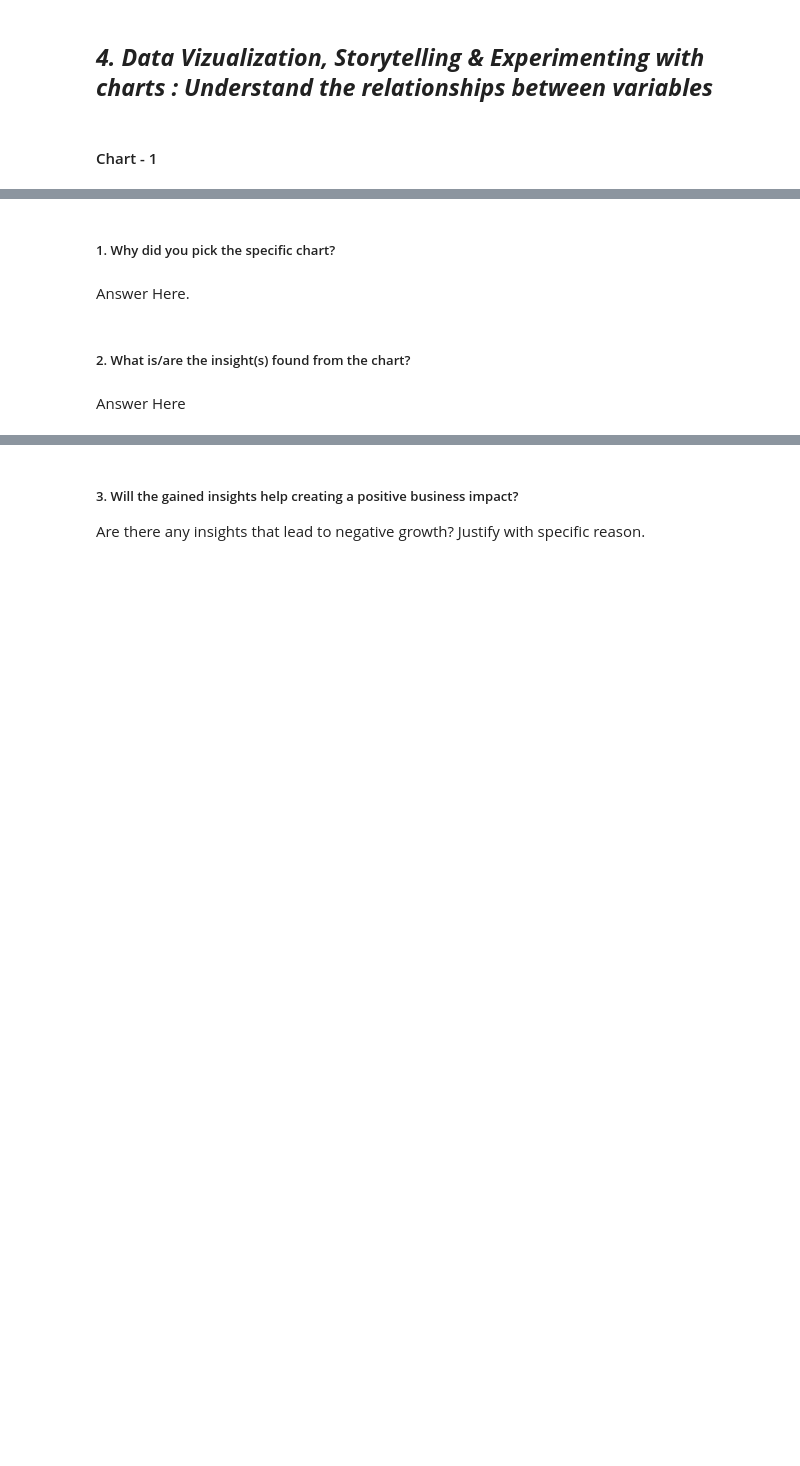
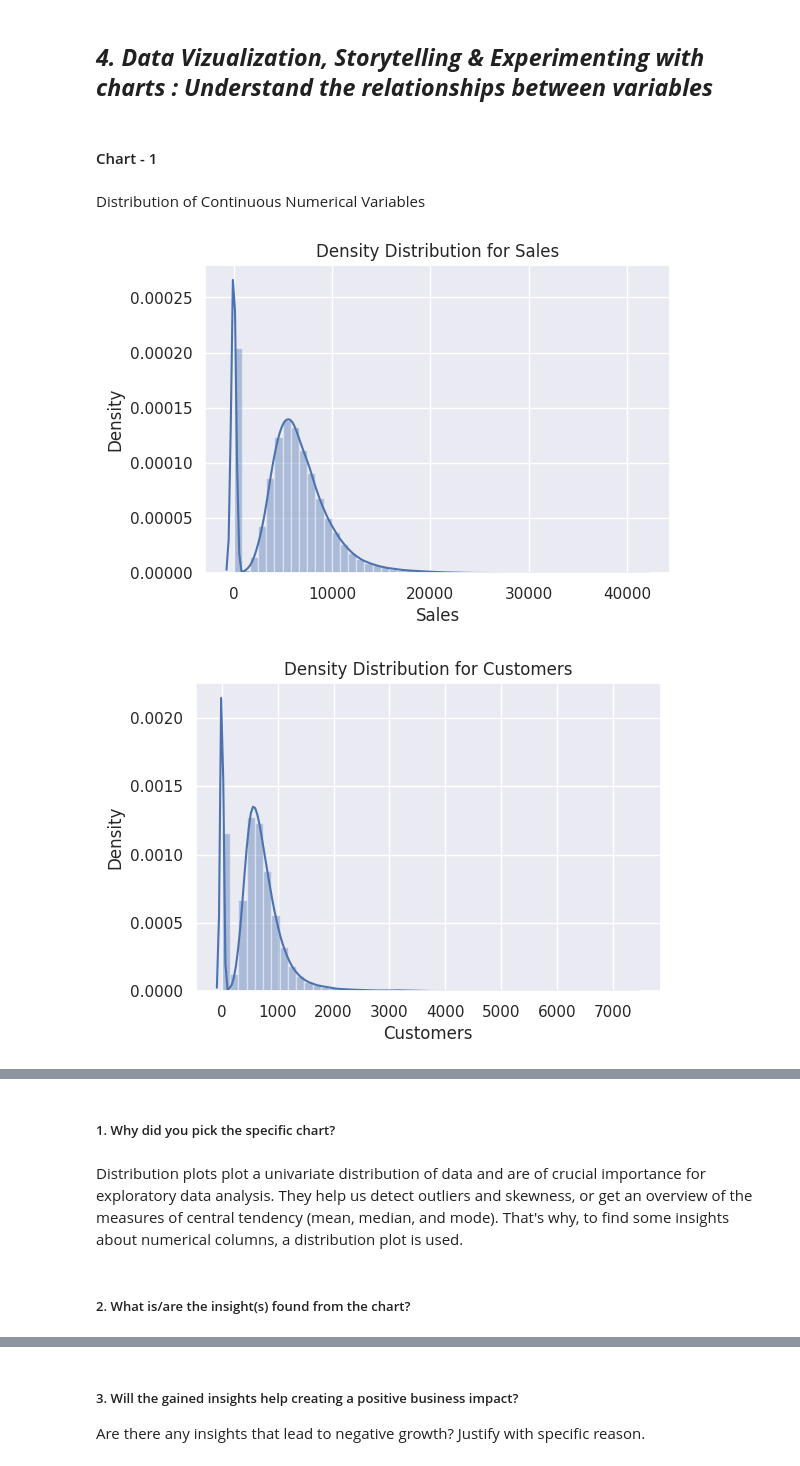
Before and after one commit to abhijain1216/Retail-Sales-Prediction-Regression-Project, a Jupyter notebook: Retail_Sales_Prediction_Regression_Project.ipynb, the cells around one changed output, grey strips where cells are left out. Saved outputs shown, nothing was run; the diff lists cells and outputs as text; code cells hidden in the pictures; blank space fills up the shorter version.

```diff
--- a/Retail_Sales_Prediction_Regression_Project.ipynb
+++ b/Retail_Sales_Prediction_Regression_Project.ipynb
@@ -655,0 +633,19 @@ memory usage: 178.5+ MB
+# %% [markdown]
+Distribution of Continuous Numerical Variables
+# %%
+# Chart - 1 visualization code
+
+features = ['Sales', 'Customers','CompetitionDistance']
+
+# Visulization
+for feature in features:
+    fig = plt.figure(figsize = (6,4))
+    ax = fig.gca()
+    sns.distplot(rossmann_sales_df[feature])
+    ax.set_title('Density Distribution for'+' '+ feature)
+    ax.set_xlabel(feature)
+plt.tight_layout()
+plt.show()
+# %% [output]
+[figure, added]
+[figure, added]
@@ -656,8 +653,6 @@ memory usage: 178.5+ MB
 # %% [markdown]
 ##### 1. Why did you pick the specific chart?
-# %% [markdown]
-Answer Here.
+# %% [markdown]
+Distribution plots plot a univariate distribution of data and are of crucial importance for exploratory data analysis. They help us detect outliers and skewness, or get an overview of the measures of central tendency (mean, median, and mode). That's why, to find some insights about numerical columns, a distribution plot is used.
 # %% [markdown]
 ##### 2. What is/are the insight(s) found from the chart?
-# %% [markdown]
-Answer Here
```
Also changed, not shown: parts of 37 cells of this notebook.
